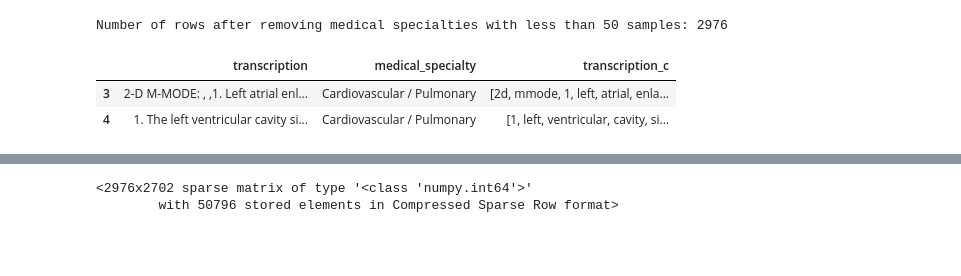
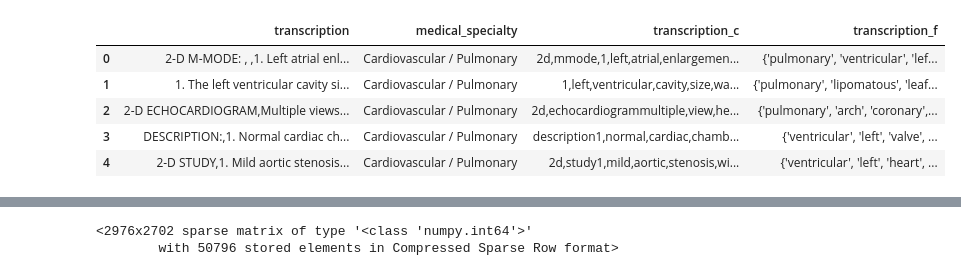
Before and after one commit to Tara-Sophia/NLP_Masterthesis, a Jupyter notebook: notebooks/02-hp-lrmodel-nlpinput.ipynb, the cells around one changed output, grey strips where cells are left out. Cells and saved outputs as stored; diff of their text form; code cells hidden in the pictures; blank space fills up the shorter version.

Commit message:
clean notebooks 02 and 04 for draft PR

```diff
--- a/notebooks/02-hp-lrmodel-nlpinput.ipynb
+++ b/notebooks/02-hp-lrmodel-nlpinput.ipynb
@@ -56,43 +34,12 @@ from imblearn.over_sampling import SMOTE
 # %%
 # load data
-df = pd.read_csv('../data/raw/mtsamples.csv')
-df.transcription=df.transcription.astype(str)
+df_test = pd.read_csv('../data/processed/mtsamples_nlp.csv')
+df_test.transcription=df_test.transcription.astype(str)
+df_test.head()
+# %% [output]
+|  | transcription | medical_specialty | transcription_c | transcription_f |
+| 0 | 2-D M-MODE: , ,1. Left atrial enl... | Cardiovascular / Pulmonary | 2d,mmode,1,left,atrial,enlargemen... | {'pulmonary', 'ventricular', 'lef... |
+| 1 | 1. The left ventricular cavity si... | Cardiovascular / Pulmonary | 1,left,ventricular,cavity,size,wa... | {'pulmonary', 'lipomatous', 'leaf... |
+| 2 | 2-D ECHOCARDIOGRAM,Multiple views... | Cardiovascular / Pulmonary | 2d,echocardiogrammultiple,view,he... | {'pulmonary', 'arch', 'coronary',... |
+| 3 | DESCRIPTION:,1. Normal cardiac ch... | Cardiovascular / Pulmonary | description1,normal,cardiac,chamb... | {'ventricular', 'left', 'valve', ... |
+| 4 | 2-D STUDY,1. Mild aortic stenosis... | Cardiovascular / Pulmonary | 2d,study1,mild,aortic,stenosis,wi... | {'ventricular', 'left', 'heart', ... |
-# %%
-# remove rows with missing values
-def clean_df(data):
-    df = data.dropna().drop_duplicates()
-    # drop rows where medical specialty appears less than 100 times
-    df = df[df.groupby("medical_specialty")["medical_specialty"].transform('size') > 100]
-    print("Number of rows after removing medical specialties with less than 50 samples:", len(df.index))
-    # remove unnecessary columns, only keep transcriptions and medical_specialty columns
-    return df[['transcription', 'medical_specialty']]
-
-
-# remove punctuation and lowercase and lemmatizer
-stop = stopwords.words('english')
-lemmatizer = WordNetLemmatizer()
-
-def remove_punct_lower(data):
-    '''remove punctuation and lowercase'''
-    data["transcription_c"] = data["transcription"].apply(lambda x: x.lower().translate(str.maketrans('','', string.punctuation)))
-    return data
-
-def lemmatize_words(data):
-    '''lemmatize words, remove stopwords'''
-    data["transcription_c"] = data["transcription_c"].apply(lambda x: [lemmatizer.lemmatize(x) for x in word_tokenize(x) if x not in (stop)])
-    return data
-
-
-
-#apply on dataset
-df_m = clean_df(df)
-df_test = remove_punct_lower(df_m)
-df_test = lemmatize_words(df_test)
-
-
-df_test.head(2)
-# %% [output]
-Number of rows after removing medical specialties with less than 50 samples: 2976
-|  | transcription | medical_specialty | transcription_c |
-| 3 | 2-D M-MODE: , ,1. Left atrial enl... | Cardiovascular / Pulmonary | [2d, mmode, 1, left, atrial, enla... |
-| 4 | 1. The left ventricular cavity si... | Cardiovascular / Pulmonary | [1, left, ventricular, cavity, si... |
```
Also changed, not shown: parts of 19 cells of this notebook, 4 other files.
